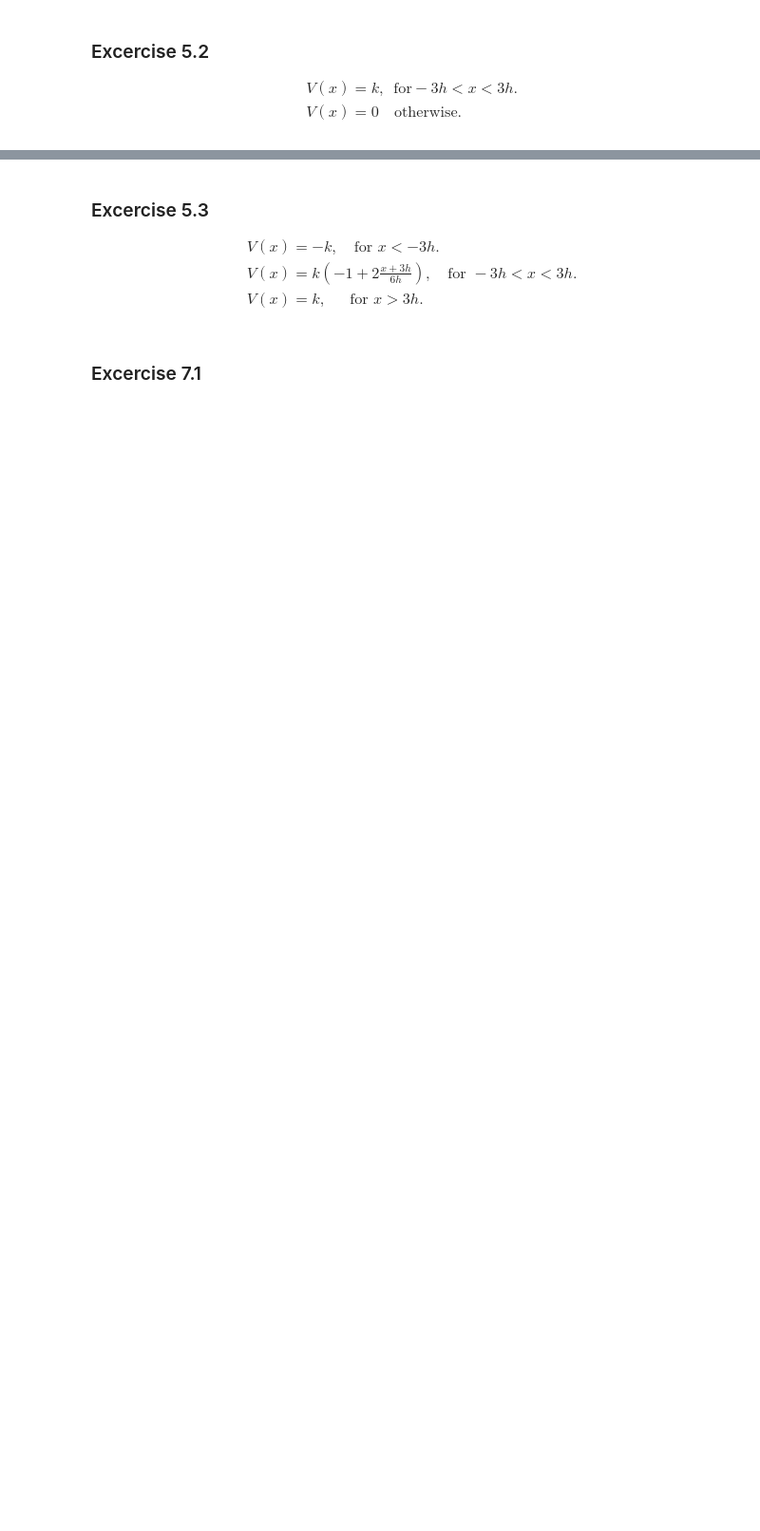
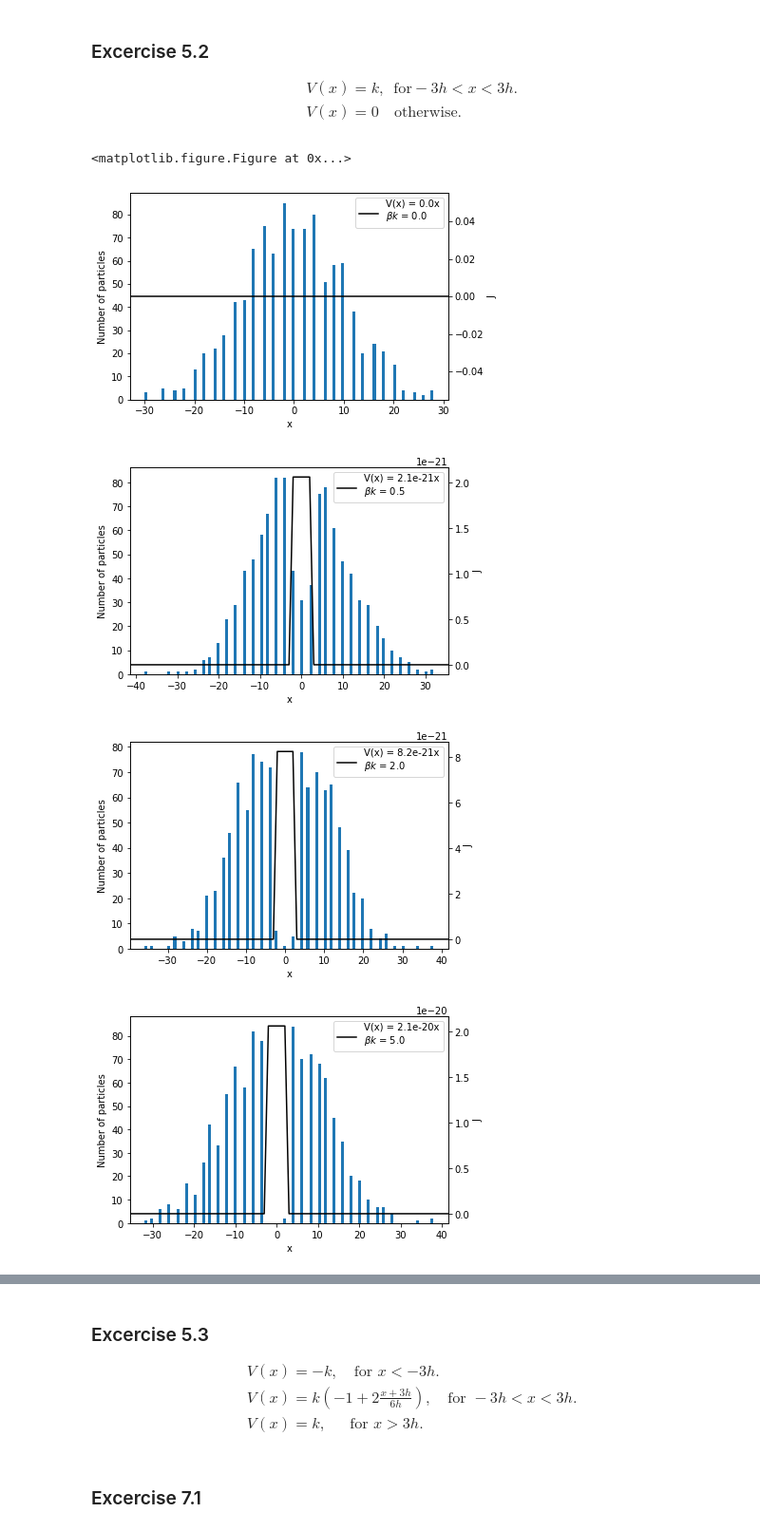
Before and after one commit to marliu97/VitberProsjekt3, a Jupyter notebook: Prosjekt3.ipynb, the cells around one changed output, grey strips where cells are left out. Shown: that part at 95% size. Saved outputs shown, nothing was run; the diff lists cells and outputs as text; code cells hidden in the pictures; blank space fills up the shorter version.

```diff
--- a/Prosjekt3.ipynb
+++ b/Prosjekt3.ipynb
@@ -306,7 +328,7 @@ First we define a help function <font color = 'blue'>p_right</font> which will b
 # %%
 temperature = 298.15                      # Set to room temperature (25 Celcius)
 beta = 1 / (const.k * temperature)        # Where const.k is the Boltzmann constant and 298.15 is the temperature in kelvin
-beta_k = np.array([0.1, 0.5, 2, 5, 10])   # Selected values of the constant beta*k (here, k is NOT the Boltzmann constant)
+beta_k = np.array([0, 0.5, 2, 5, 10])   # Selected values of the constant beta*k (here, k is NOT the Boltzmann constant)
 
 
 def p_right(V, x, k):
@@ -363,13 +404,19 @@ plot_distribution(const_electric_field, title_5_1)
 # %%
 def membrane_potential(x, k):
     pot = np.zeros(len(x))
     for i in range(len(x)):
         if x[i] > -3*h and x[i] < 3*h:
             pot[i] = k
     return pot
 
 
 #Denne tittelen er jævlig lang og dårlig mtp potensialforklaring heheheh :))
 title_5_2 = f"Particle distribution of {particles} particles after {time_steps} time steps with constant potential in the middle???.\n"
 
-#plot_distribution(membrane_potential, title_5_2)
+plot_distribution(membrane_potential, title_5_2)
+# %% [output]
+<matplotlib.figure.Figure at 0x...>
+[figure, added]
+[figure, added]
+[figure, added]
+[figure, added]
```
Also changed, not shown: parts of 10 cells of this notebook.
